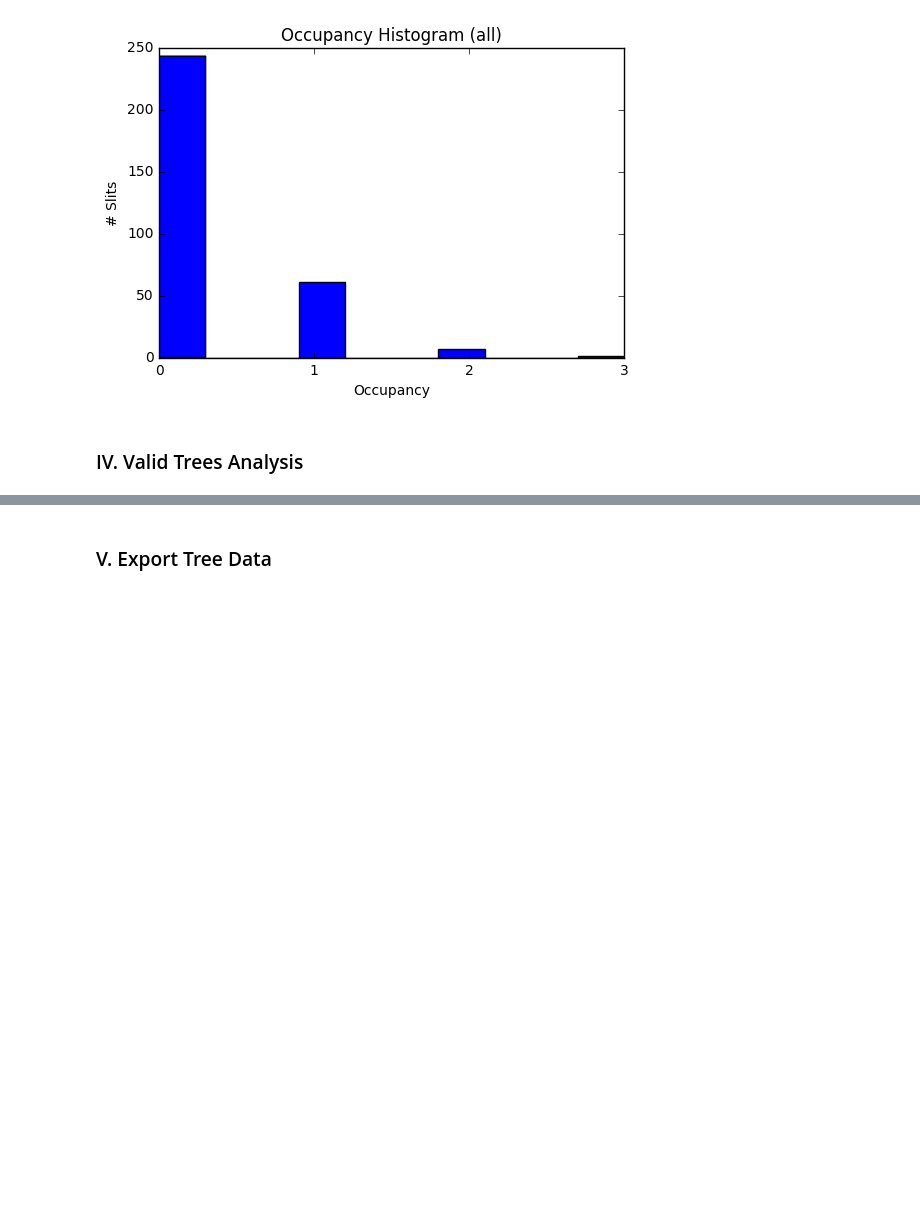
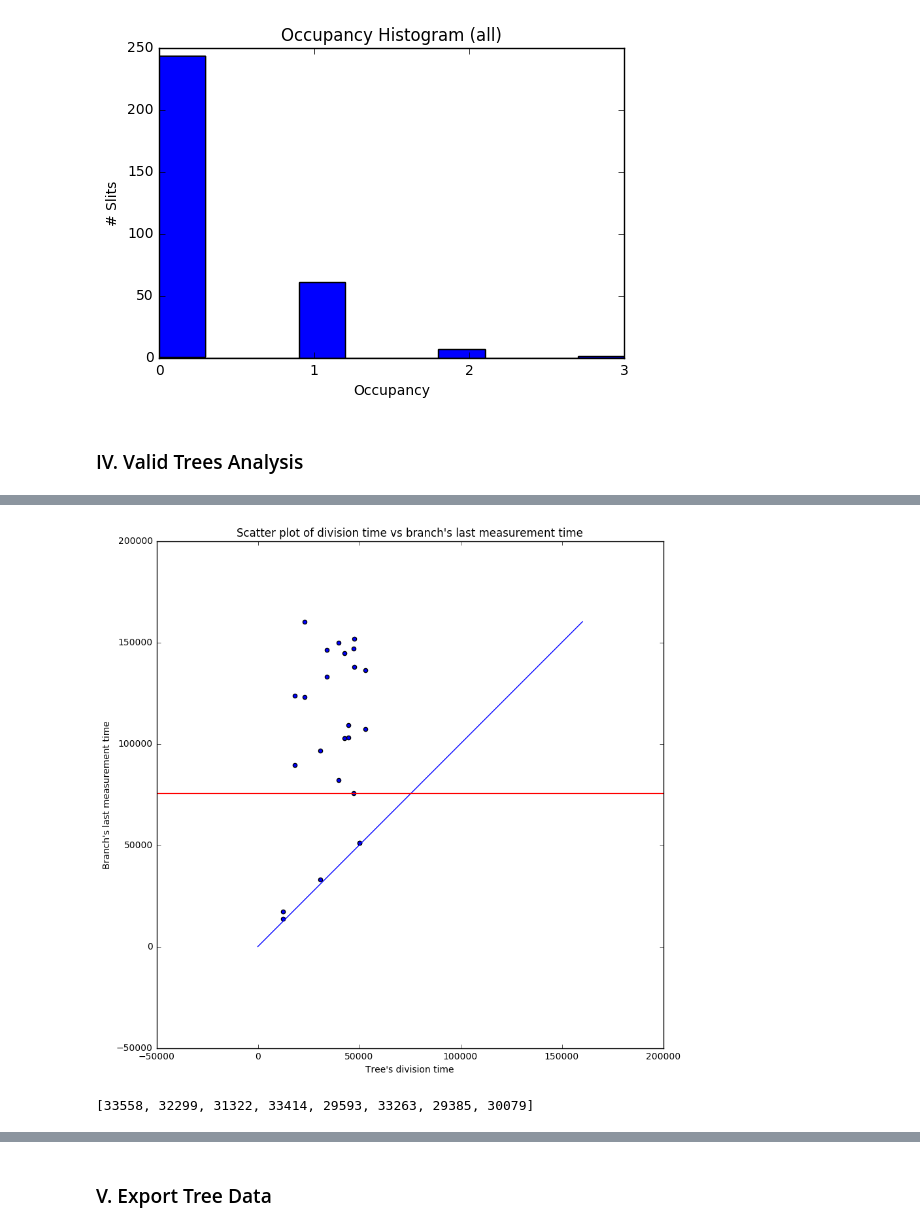
Before and after one commit to raharjaliu/MA, a Jupyter notebook: source/post_processing-40.ipynb, the cells around one changed output, grey strips where cells are left out. Drawn from its saved outputs; the diff is of its cells as text; code cells hidden in the pictures; blank space fills up the shorter version.

```diff
--- a/source/post_processing-40.ipynb
+++ b/source/post_processing-40.ipynb
@@ -983,0 +1260,15 @@ pt.gcf().set_size_inches(10, 10)
+# %%
+## CHANGED
+
+high = int(max(tree_divbfrtreatment_div_times + tree_divbfrtreatment_last_time_1 + tree_divbfrtreatment_last_time_2))
+pt.scatter(tree_divbfrtreatment_div_times, tree_divbfrtreatment_last_time_1)
+pt.scatter(tree_divbfrtreatment_div_times, tree_divbfrtreatment_last_time_2)
+pt.plot(list(range(high)), list(range(high)))
+
+pt.title("Scatter plot of division time vs branch's last measurement time")
+pt.xlabel("Tree's division time")
+pt.ylabel("Branch's last measurement time")
+pt.axhline(126 * TIME_UNIT_FACTOR, c='red')
+pt.gcf().set_size_inches(10, 10)
+# %% [output]
+[figure, added]
@@ -983,0 +1290,6 @@ pt.gcf().set_size_inches(10, 10)
+# %%
+## CHANGED
+
+tree_deathaftertreatment
+# %% [output]
+[33558, 32299, 31322, 33414, 29593, 33263, 29385, 30079]
```
Also changed, not shown: parts of 63 cells of this notebook.
